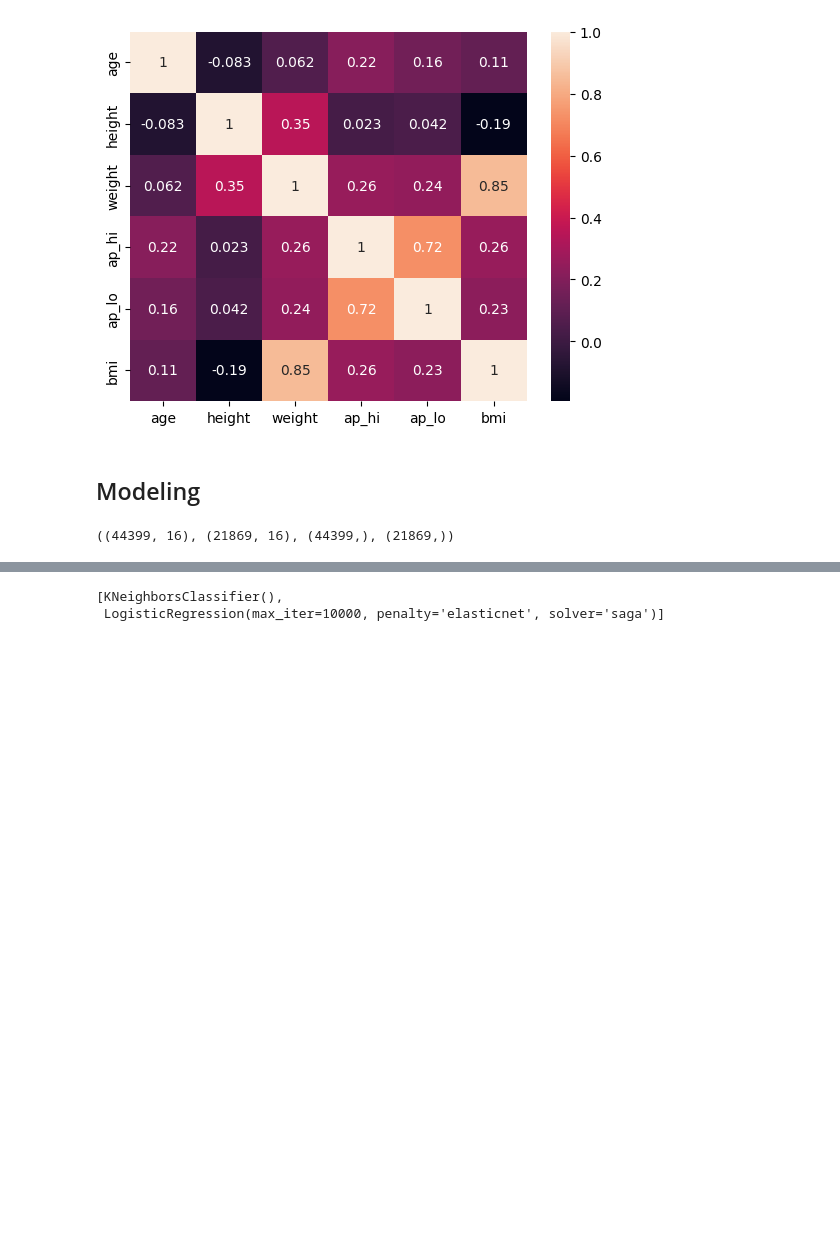
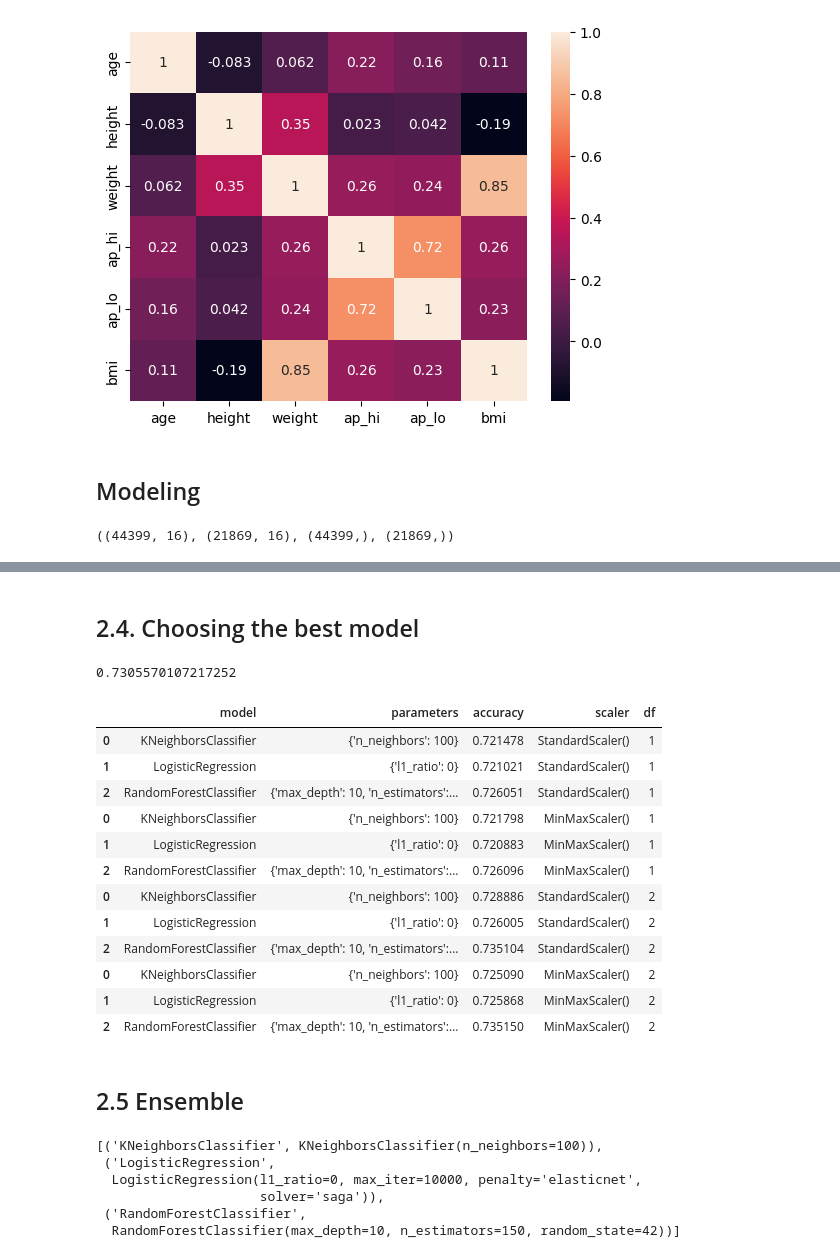
Before and after one commit to jvesand/Machine-learning-Johan-Sandberg, a Jupyter notebook: Lab/2_disease_prediction.ipynb, the cells around one changed output, grey strips where cells are left out. Saved outputs shown, nothing was run; the diff lists cells and outputs as text; code cells hidden in the pictures; blank space fills up the shorter version.

```diff
--- a/Lab/2_disease_prediction.ipynb
+++ b/Lab/2_disease_prediction.ipynb
@@ -362,3 +335,0 @@ def model_evaluator(df, scaler):
-# %%
-for i in [df1, df2]:
-    model_evaluator(i, StandardScaler())
@@ -392,6 +335,0 @@ param_grids = {
-# %%
-model_list = [model_KNN, model_logistic]
-model_list
-# %% [output]
-[KNeighborsClassifier(),
- LogisticRegression(max_iter=10000, penalty='elasticnet', solver='saga')]
@@ -397,0 +371,2 @@ model_list
+# %% [markdown]
+## 2.4. Choosing the best model
@@ -397,0 +400,4 @@ model_list
+# %%
+test.best_score_
+# %% [output]
+0.7305570107217252
@@ -397,0 +436,52 @@ model_list
+# %%
+model_df
+# %% [output]
+|  | model | parameters | accuracy | scaler | df |
+| 0 | KNeighborsClassifier | {'n_neighbors': 100} | 0.721478 | StandardScaler() | 1 |
+| 1 | LogisticRegression | {'l1_ratio': 0} | 0.721021 | StandardScaler() | 1 |
+| 2 | RandomForestClassifier | {'max_depth': 10, 'n_estimators':... | 0.726051 | StandardScaler() | 1 |
+| 0 | KNeighborsClassifier | {'n_neighbors': 100} | 0.721798 | MinMaxScaler() | 1 |
+| 1 | LogisticRegression | {'l1_ratio': 0} | 0.720883 | MinMaxScaler() | 1 |
+| 2 | RandomForestClassifier | {'max_depth': 10, 'n_estimators':... | 0.726096 | MinMaxScaler() | 1 |
+| 0 | KNeighborsClassifier | {'n_neighbors': 100} | 0.728886 | StandardScaler() | 2 |
+| 1 | LogisticRegression | {'l1_ratio': 0} | 0.726005 | StandardScaler() | 2 |
+| 2 | RandomForestClassifier | {'max_depth': 10, 'n_estimators':... | 0.735104 | StandardScaler() | 2 |
+| 0 | KNeighborsClassifier | {'n_neighbors': 100} | 0.725090 | MinMaxScaler() | 2 |
+| 1 | LogisticRegression | {'l1_ratio': 0} | 0.725868 | MinMaxScaler() | 2 |
+| 2 | RandomForestClassifier | {'max_depth': 10, 'n_estimators':... | 0.735150 | MinMaxScaler() | 2 |
+# %% [markdown]
+## 2.5 Ensemble
+# %%
+from sklearn.ensemble import VotingClassifier
+
+X_train_scaled, X_test_scaled, y_train, y_test = splitter_scaler(df1, StandardScaler())
+
+# https://www.geeksforgeeks.org/ml-voting-classifier-using-sklearn/
+# group / ensemble of models
+estimator = [(name, model) for name, model in models["df1"]["StandardScaler"].items()]
+estimator
+
+# Voting Classifier with hard voting
+# vot_hard = VotingClassifier(estimators = estimator, voting ='hard')
+# vot_hard.fit(X_train, y_train)
+# y_pred = vot_hard.predict(X_test)
+
+# using accuracy_score metric to predict accuracy
+# score = accuracy_score(y_test, y_pred)
+# print("Hard Voting Score % d" % score)
+
+# Voting Classifier with soft voting
+# vot_soft = VotingClassifier(estimators = estimator, voting ='soft')
+# vot_soft.fit(X_train, y_train)
+# y_pred = vot_soft.predict(X_test)
+
+# using accuracy_score
+# score = accuracy_score(y_test, y_pred)
+# print("Soft Voting Score % d" % score)
+# %% [output]
+[('KNeighborsClassifier', KNeighborsClassifier(n_neighbors=100)),
+ ('LogisticRegression',
+  LogisticRegression(l1_ratio=0, max_iter=10000, penalty='elasticnet',
+                     solver='saga')),
+ ('RandomForestClassifier',
+  RandomForestClassifier(max_depth=10, n_estimators=150, random_state=42))]
```
Also changed, not shown: parts of 15 cells of this notebook.
